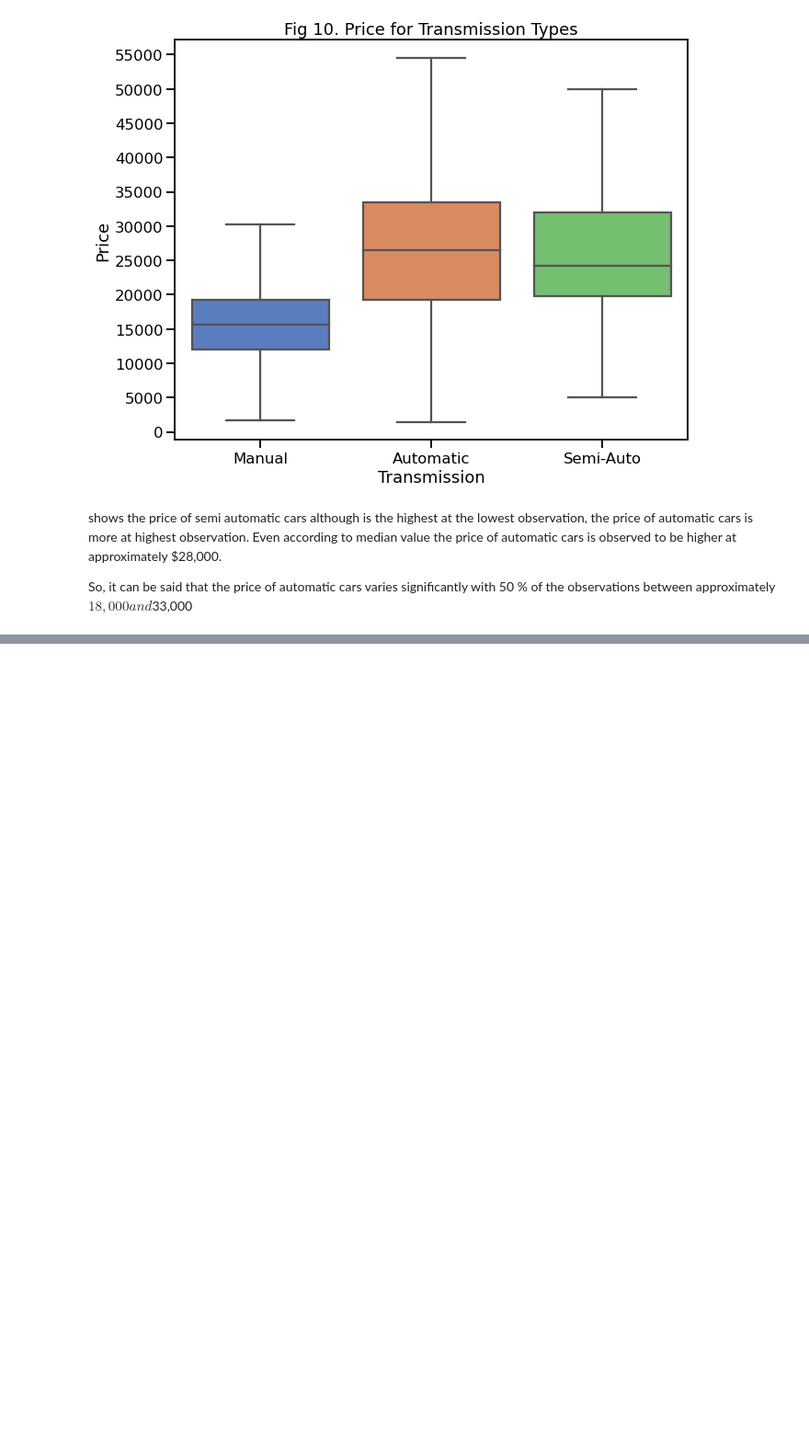
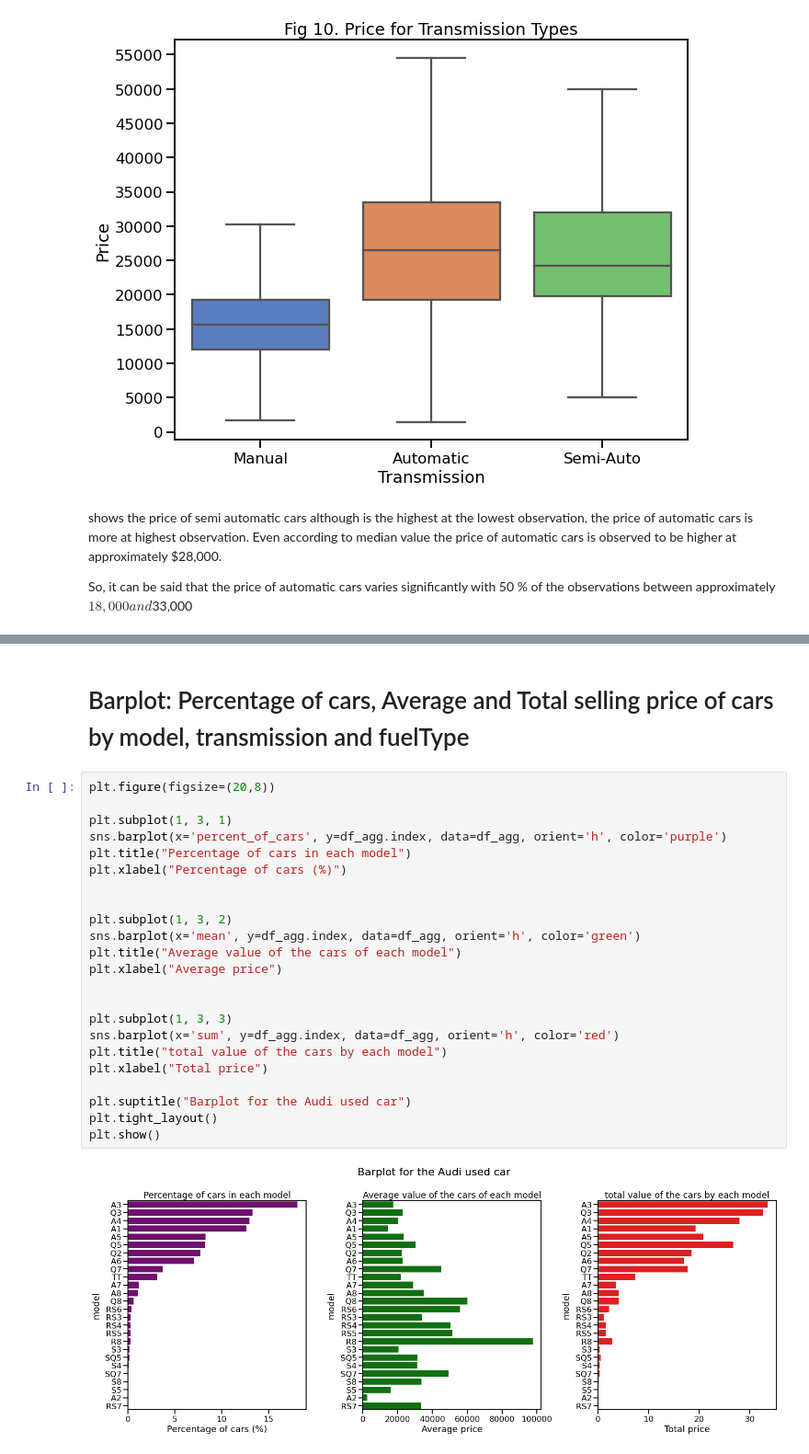
Before and after one commit to Israt055/audi_used_car_analysis-, a Jupyter notebook: audi_used_car_EDA.ipynb, the cells around one changed output, grey strips where cells are left out. Shown at 92% size. Drawn from its saved outputs; the diff is of its cells as text; blank space fills up the shorter version.

```diff
--- a/audi_used_car_EDA.ipynb
+++ b/audi_used_car_EDA.ipynb
@@ -1099,0 +857,27 @@ display(df_pivot)
+# %% [markdown]
+# Barplot: Percentage of cars, Average and Total selling price of cars by model, transmission and fuelType
+# %%
+plt.figure(figsize=(20,8))
+
+plt.subplot(1, 3, 1)
+sns.barplot(x='percent_of_cars', y=df_agg.index, data=df_agg, orient='h', color='purple')
+plt.title("Percentage of cars in each model")
+plt.xlabel("Percentage of cars (%)")
+
+
+plt.subplot(1, 3, 2)
+sns.barplot(x='mean', y=df_agg.index, data=df_agg, orient='h', color='green')
+plt.title("Average value of the cars of each model")
+plt.xlabel("Average price")
+
+
+plt.subplot(1, 3, 3)
+sns.barplot(x='sum', y=df_agg.index, data=df_agg, orient='h', color='red')
+plt.title("total value of the cars by each model")
+plt.xlabel("Total price")
+
+plt.suptitle("Barplot for the Audi used car")
+plt.tight_layout()
+plt.show()
+# %% [output]
+[figure, added]
```
Also changed, not shown: parts of 73 cells of this notebook.
